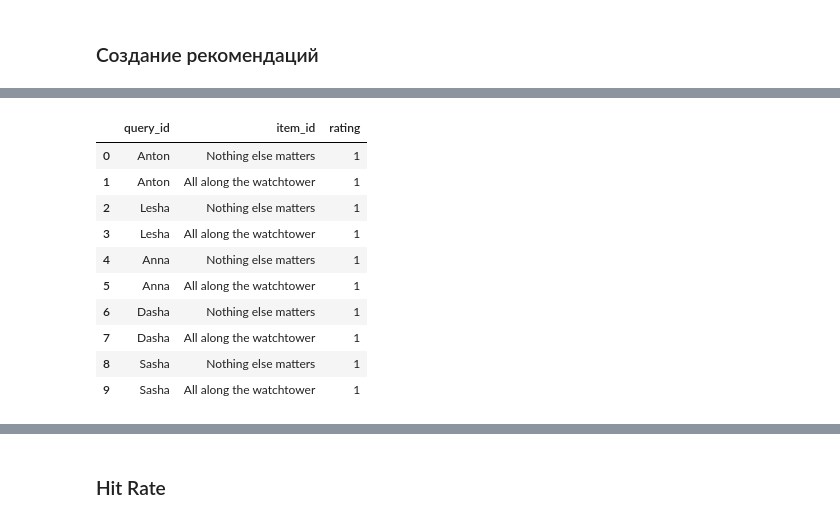
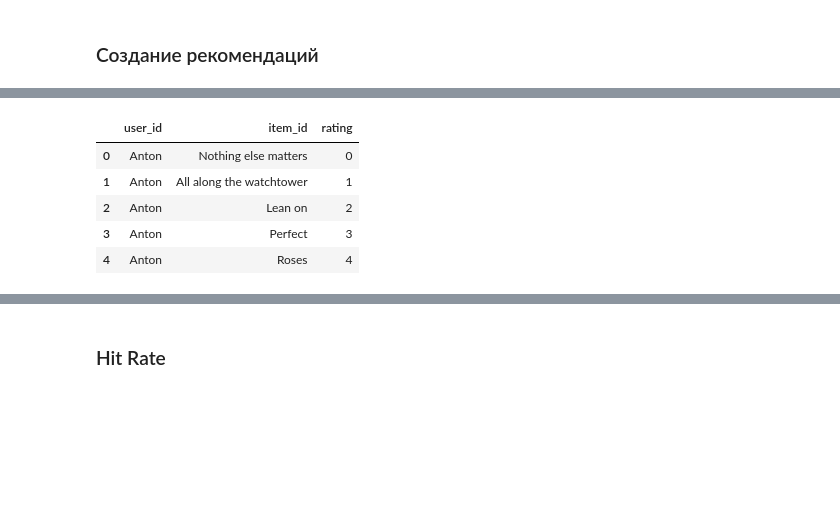
Before and after one commit to sb-ai-lab/RecSys-Course, a Jupyter notebook: metrics.ipynb, the cells around one changed output, grey strips where cells are left out. Saved outputs shown, nothing was run; the diff lists cells and outputs as text; code cells hidden in the pictures; blank space fills up the shorter version.

```diff
--- a/metrics.ipynb
+++ b/metrics.ipynb
@@ -71,20 +87,13 @@ Name: rating, dtype: int64
 # %%
-pred = {'query_id': ['Anton', 'Anton', 'Lesha', 'Lesha', 'Anna', 'Anna', 'Dasha', 'Dasha', 'Sasha', 'Sasha'],
- 'item_id': ['Nothing else matters', 'All along the watchtower', 'Nothing else matters', 'All along the watchtower',
-             'Nothing else matters', 'All along the watchtower', 'Nothing else matters', 'All along the watchtower',
-             'Nothing else matters', 'All along the watchtower'],
-  'rating' : [1, 1, 1, 1, 1, 1, 1, 1, 1, 1]}
-pred = pd.DataFrame(pred)
-pred
+pred = pd.DataFrame()
+pred['user_id'] = np.repeat(['Anton', 'Lesha', 'Anna', 'Dasha', 'Sasha'], 5)
+pred['item_id'] = ["Nothing else matters", 'All along the watchtower', 'Lean on', 'Perfect', 'Roses'] * 5
+pred['rating'] = [i % 5 for i in range(len(pred))]
+pred.head(5)
 # %% [output]
-|  | query_id | item_id | rating |
-| 0 | Anton | Nothing else matters | 1 |
+|  | user_id | item_id | rating |
+| 0 | Anton | Nothing else matters | 0 |
 | 1 | Anton | All along the watchtower | 1 |
-| 2 | Lesha | Nothing else matters | 1 |
-| 3 | Lesha | All along the watchtower | 1 |
-| 4 | Anna | Nothing else matters | 1 |
-| 5 | Anna | All along the watchtower | 1 |
-| 6 | Dasha | Nothing else matters | 1 |
-| 7 | Dasha | All along the watchtower | 1 |
-| 8 | Sasha | Nothing else matters | 1 |
-| 9 | Sasha | All along the watchtower | 1 |
+| 2 | Anton | Lean on | 2 |
+| 3 | Anton | Perfect | 3 |
+| 4 | Anton | Roses | 4 |
```
Also changed, not shown: parts of 95 cells of this notebook, 1 other file.
